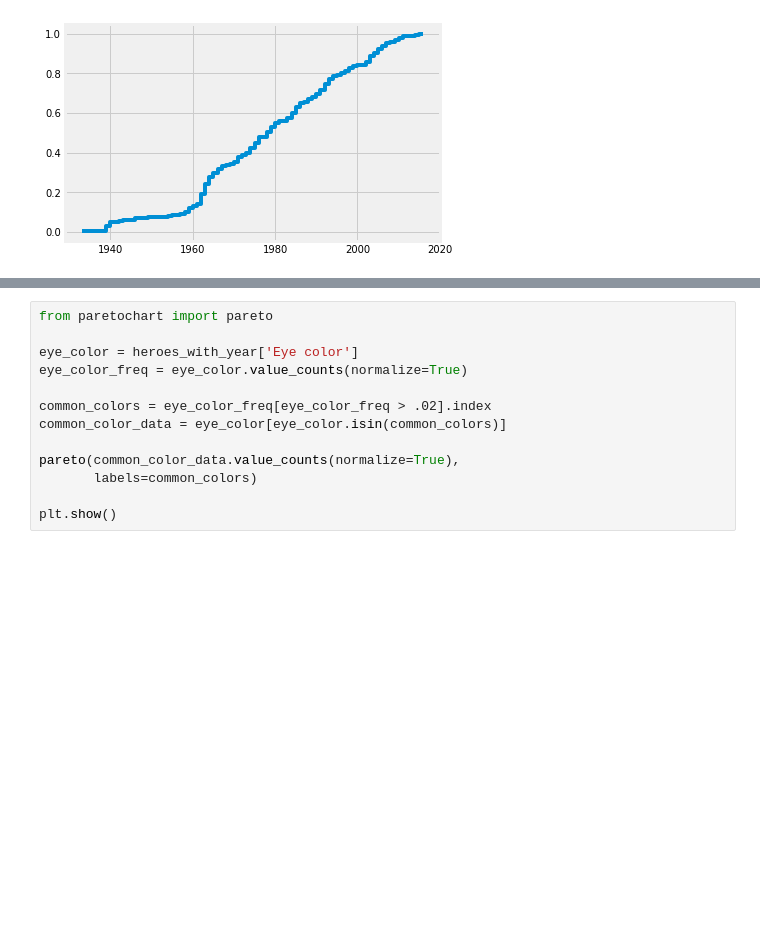
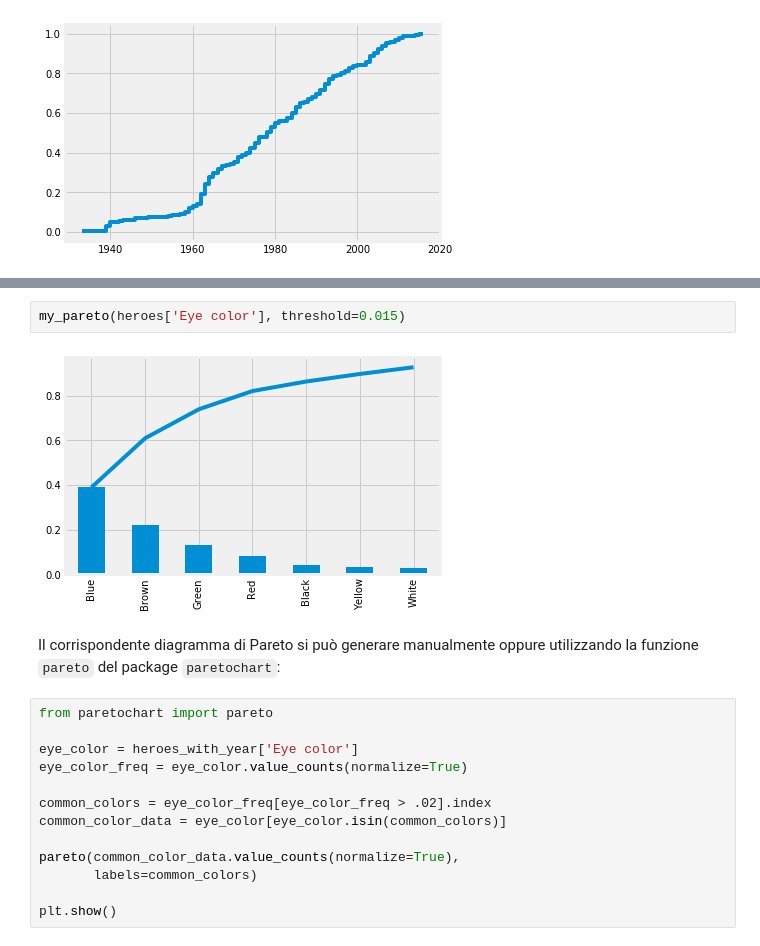
Before and after one commit to dariomalchiodi/superhero-datascience, a Jupyter notebook: content/L03-Dati_e_frequenze.ipynb, the cells around one changed output, grey strips where cells are left out. Cells and saved outputs as stored; diff of their text form; blank space fills up the shorter version.

```diff
--- a/content/L03-Dati_e_frequenze.ipynb
+++ b/content/L03-Dati_e_frequenze.ipynb
@@ -565,3 +592,9 @@ pareto(common_color_data.value_counts(normalize=True))
+# %%
+my_pareto(heroes['Eye color'], threshold=0.015)
+# %% [output]
+[figure, added]
+# %% [markdown]
+Il corrispondente diagramma di Pareto si può generare manualmente oppure utilizzando la funzione `pareto` del package `paretochart`:
 # %%
 from paretochart import pareto
 
```
Also changed, not shown: parts of 12 cells of this notebook.
